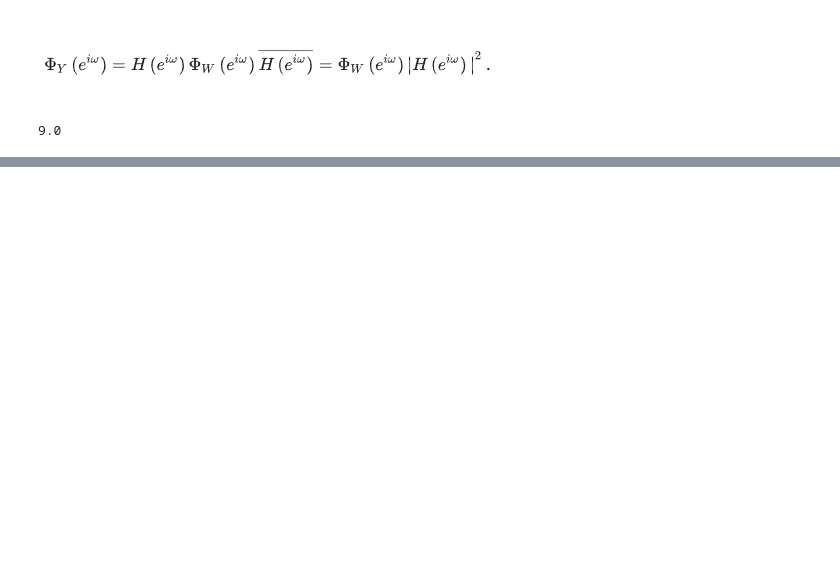
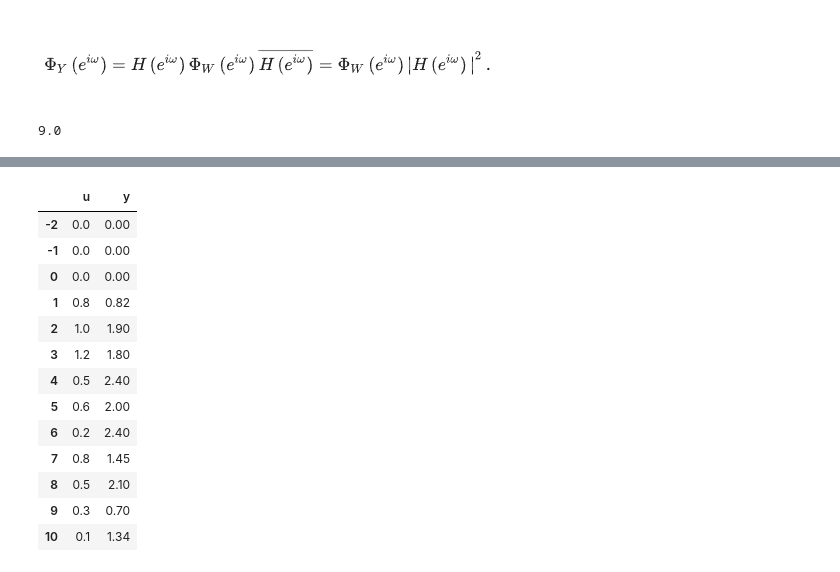
Before and after one commit to adevrent/WQU_DP, a Jupyter notebook: MITx_IDS.S24x/week_2.ipynb, the cells around one changed output, grey strips where cells are left out. Cells and saved outputs as stored; diff of their text form; code cells hidden in the pictures; blank space fills up the shorter version.

```diff
--- a/MITx_IDS.S24x/week_2.ipynb
+++ b/MITx_IDS.S24x/week_2.ipynb
@@ -19,0 +35,25 @@ Phi_Y(omega, b_1, b_2, sigma2)
+# %%
+import pandas as pd
+from matplotlib import pyplot as plt
+
+y = np.append(np.zeros(3), np.array([0.82, 1.9, 1.8, 2.4, 2, 2.4, 1.45, 2.1, 0.7, 1.34]))
+u = np.append(np.zeros(3), np.array([0.8, 1, 1.2, 0.5, 0.6, 0.2, 0.8, 0.5, 0.3, 0.1]))
+
+df = pd.DataFrame(np.array([u, y]).T, index=np.arange(-2, 11))
+df.columns = ["u", "y"]
+df
+# %% [output]
+|  | u | y |
+| -2 | 0.0 | 0.00 |
+| -1 | 0.0 | 0.00 |
+| 0 | 0.0 | 0.00 |
+| 1 | 0.8 | 0.82 |
+| 2 | 1.0 | 1.90 |
+| 3 | 1.2 | 1.80 |
+| 4 | 0.5 | 2.40 |
+| 5 | 0.6 | 2.00 |
+| 6 | 0.2 | 2.40 |
+| 7 | 0.8 | 1.45 |
+| 8 | 0.5 | 2.10 |
+| 9 | 0.3 | 0.70 |
+| 10 | 0.1 | 1.34 |
```
Also changed, not shown: parts of 8 cells of this notebook.
